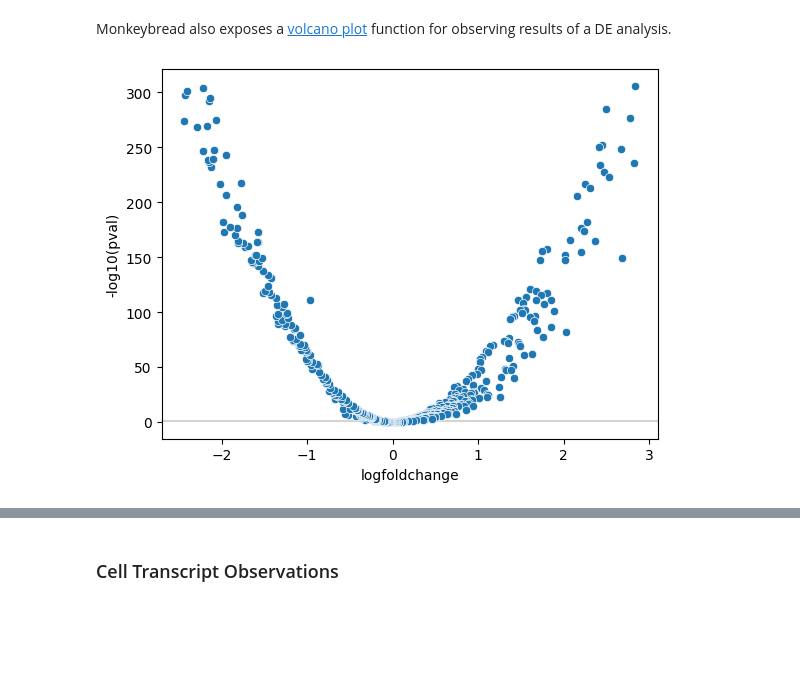
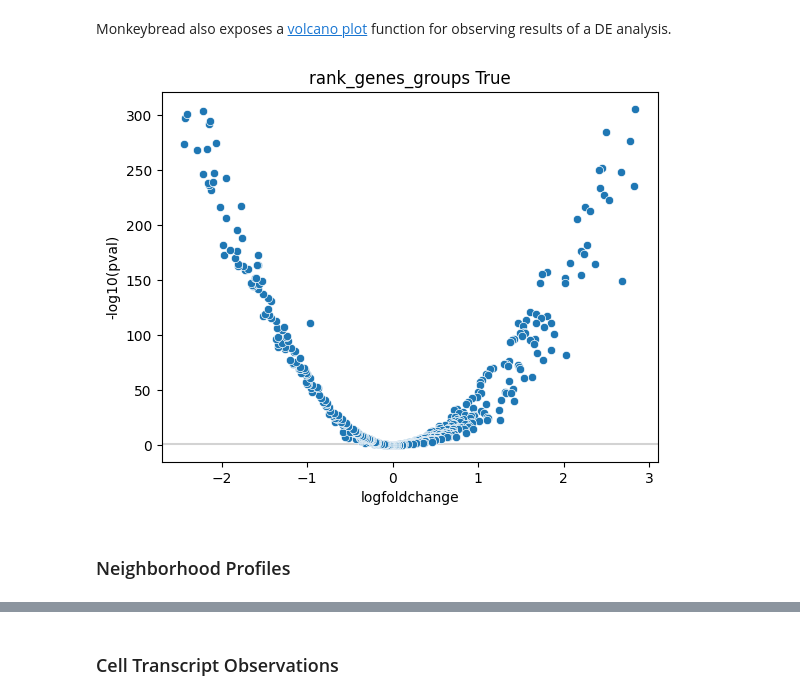
Before and after one commit to immunitastx/monkeybread, a Jupyter notebook: docs/notebooks/tutorial.ipynb, the cells around one changed output, grey strips where cells are left out. Cells and saved outputs as stored; diff of their text form; code cells hidden in the pictures; blank space fills up the shorter version.

Commit message:
Neighborhood Profiles (#14)
* Changelog

* Neighborhood profile calculation, testing, and tutorial

* Plotting bug fixes

* Bump version: 0.3.5 → 0.4.0

```diff
--- a/docs/notebooks/tutorial.ipynb
+++ b/docs/notebooks/tutorial.ipynb
@@ -264,8 +267,10 @@ Monkeybread also exposes a [volcano plot](https://en.wikipedia.org/wiki/Volcano_
 # %%
 mb.plot.volcano_plot(
     adata,
     group = "True",
-    adjusted_pvals = True
+    adjusted_pvals = True,
 )
 # %% [output]
-[figure, old version]
+[figure, new version]
+# %% [markdown]
+### Neighborhood Profiles
```
Also changed, not shown: parts of 17 cells of this notebook, 13 other files.
